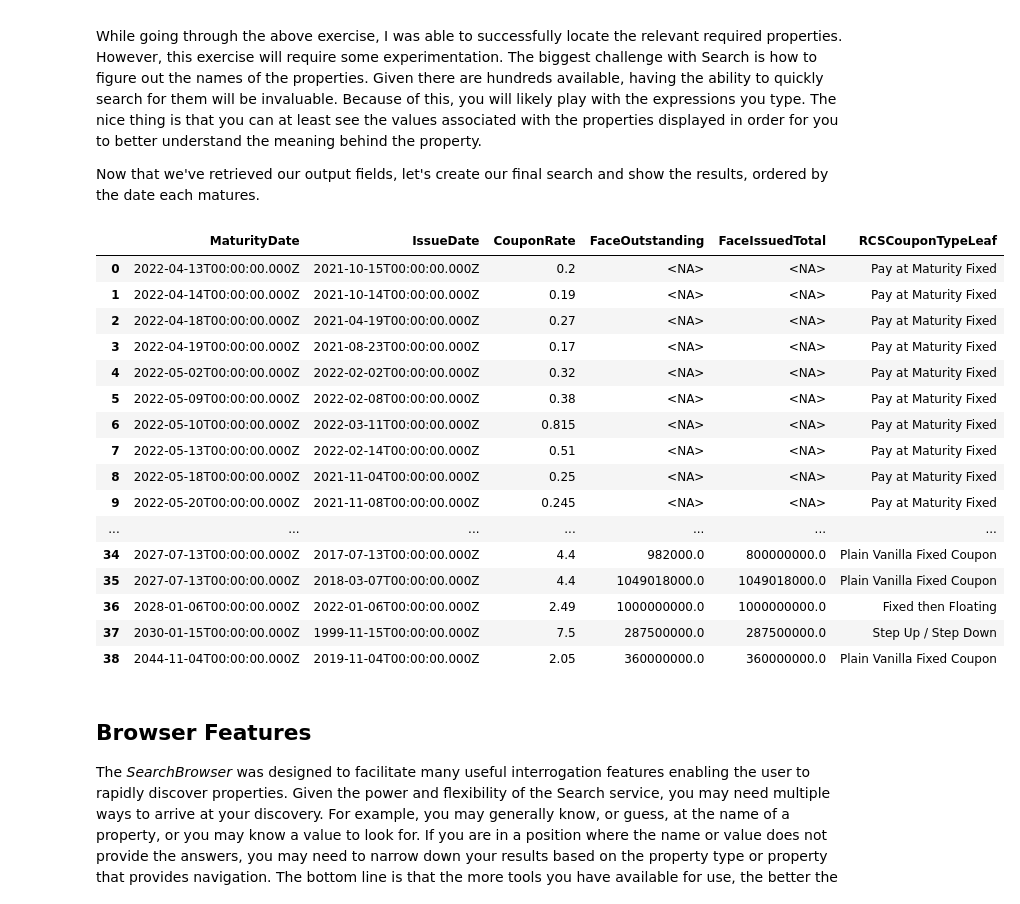
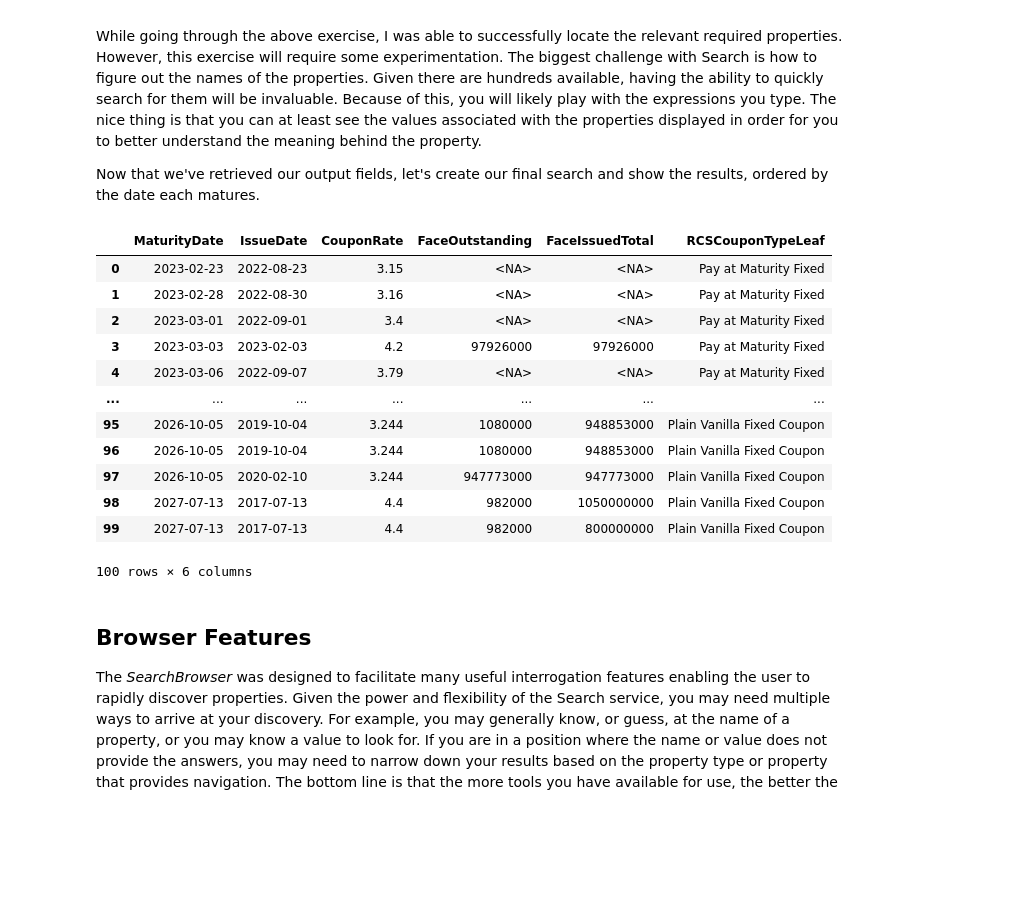
Before and after one commit to LSEG-API-Samples/Article.DataLibrary.Python.SearchBrowser, a Jupyter notebook: SearchBrowser.ipynb, the cells around one changed output. Drawn from its saved outputs; the diff is of its cells as text; code cells hidden in the pictures; blank space fills up the shorter version.

```diff
--- a/SearchBrowser.ipynb
+++ b/SearchBrowser.ipynb
@@ -321,34 +323,29 @@ While going through the above exercise, I was able to successfully locate the re
 
 Now that we've retrieved our output fields, let's create our final search and show the results, ordered by the date each matures.
 # %%
-response=search.Definition(
-    view = search.SearchViews.GOV_CORP_INSTRUMENTS,
+rd.discovery.search(
+    view = search.Views.GOV_CORP_INSTRUMENTS,
     query = "Santander bonds",
     top = 100,
     filter = "IsPerpetualSecurity ne true and IsActive eq true and \
               not(AssetStatus in ('MAT' 'DC')) and RCSIssuerCountryLeaf xeq 'United States'",
     select = "MaturityDate, IssueDate, CouponRate, FaceOutstanding, FaceIssuedTotal, RCSCouponTypeLeaf",
     order_by = "MaturityDate"
-).get_data()
-response.data.df
+)
 # %% [output]
 |  | MaturityDate | IssueDate | CouponRate | FaceOutstanding | FaceIssuedTotal | RCSCouponTypeLeaf |
-| 0 | 2022-04-13T00:00:00.000Z | 2021-10-15T00:00:00.000Z | 0.2 | <NA> | <NA> | Pay at Maturity Fixed |
-| 1 | 2022-04-14T00:00:00.000Z | 2021-10-14T00:00:00.000Z | 0.19 | <NA> | <NA> | Pay at Maturity Fixed |
-| 2 | 2022-04-18T00:00:00.000Z | 2021-04-19T00:00:00.000Z | 0.27 | <NA> | <NA> | Pay at Maturity Fixed |
-| 3 | 2022-04-19T00:00:00.000Z | 2021-08-23T00:00:00.000Z | 0.17 | <NA> | <NA> | Pay at Maturity Fixed |
-| 4 | 2022-05-02T00:00:00.000Z | 2022-02-02T00:00:00.000Z | 0.32 | <NA> | <NA> | Pay at Maturity Fixed |
-| 5 | 2022-05-09T00:00:00.000Z | 2022-02-08T00:00:00.000Z | 0.38 | <NA> | <NA> | Pay at Maturity Fixed |
-| 6 | 2022-05-10T00:00:00.000Z | 2022-03-11T00:00:00.000Z | 0.815 | <NA> | <NA> | Pay at Maturity Fixed |
-| 7 | 2022-05-13T00:00:00.000Z | 2022-02-14T00:00:00.000Z | 0.51 | <NA> | <NA> | Pay at Maturity Fixed |
-| 8 | 2022-05-18T00:00:00.000Z | 2021-11-04T00:00:00.000Z | 0.25 | <NA> | <NA> | Pay at Maturity Fixed |
-| 9 | 2022-05-20T00:00:00.000Z | 2021-11-08T00:00:00.000Z | 0.245 | <NA> | <NA> | Pay at Maturity Fixed |
+| 0 | 2023-02-23 | 2022-08-23 | 3.15 | <NA> | <NA> | Pay at Maturity Fixed |
+| 1 | 2023-02-28 | 2022-08-30 | 3.16 | <NA> | <NA> | Pay at Maturity Fixed |
+| 2 | 2023-03-01 | 2022-09-01 | 3.4 | <NA> | <NA> | Pay at Maturity Fixed |
+| 3 | 2023-03-03 | 2023-02-03 | 4.2 | 97926000 | 97926000 | Pay at Maturity Fixed |
+| 4 | 2023-03-06 | 2022-09-07 | 3.79 | <NA> | <NA> | Pay at Maturity Fixed |
 | ... | ... | ... | ... | ... | ... | ... |
-| 34 | 2027-07-13T00:00:00.000Z | 2017-07-13T00:00:00.000Z | 4.4 | 982000.0 | 800000000.0 | Plain Vanilla Fixed Coupon |
-| 35 | 2027-07-13T00:00:00.000Z | 2018-03-07T00:00:00.000Z | 4.4 | 1049018000.0 | 1049018000.0 | Plain Vanilla Fixed Coupon |
-| 36 | 2028-01-06T00:00:00.000Z | 2022-01-06T00:00:00.000Z | 2.49 | 1000000000.0 | 1000000000.0 | Fixed then Floating |
-| 37 | 2030-01-15T00:00:00.000Z | 1999-11-15T00:00:00.000Z | 7.5 | 287500000.0 | 287500000.0 | Step Up / Step Down |
-| 38 | 2044-11-04T00:00:00.000Z | 2019-11-04T00:00:00.000Z | 2.05 | 360000000.0 | 360000000.0 | Plain Vanilla Fixed Coupon |
+| 95 | 2026-10-05 | 2019-10-04 | 3.244 | 1080000 | 948853000 | Plain Vanilla Fixed Coupon |
+| 96 | 2026-10-05 | 2019-10-04 | 3.244 | 1080000 | 948853000 | Plain Vanilla Fixed Coupon |
+| 97 | 2026-10-05 | 2020-02-10 | 3.244 | 947773000 | 947773000 | Plain Vanilla Fixed Coupon |
+| 98 | 2027-07-13 | 2017-07-13 | 4.4 | 982000 | 1050000000 | Plain Vanilla Fixed Coupon |
+| 99 | 2027-07-13 | 2017-07-13 | 4.4 | 982000 | 800000000 | Plain Vanilla Fixed Coupon |
+100 rows × 6 columns
 # %% [markdown]
 ## Browser Features
 The *SearchBrowser* was designed to facilitate many useful interrogation features enabling the user to rapidly discover properties. Given the power and flexibility of the Search service, you may need multiple ways to arrive at your discovery.  For example, you may generally know, or guess, at the name of a property, or you may know a value to look for.  If you are in a position where the name or value does not provide the answers, you may need to narrow down your results based on the property type or property that provides navigation.  The bottom line is that the more tools you have available for use, the better the success rate at building your expressions.
```
Also changed, not shown: parts of 25 cells of this notebook, 1 other file.
